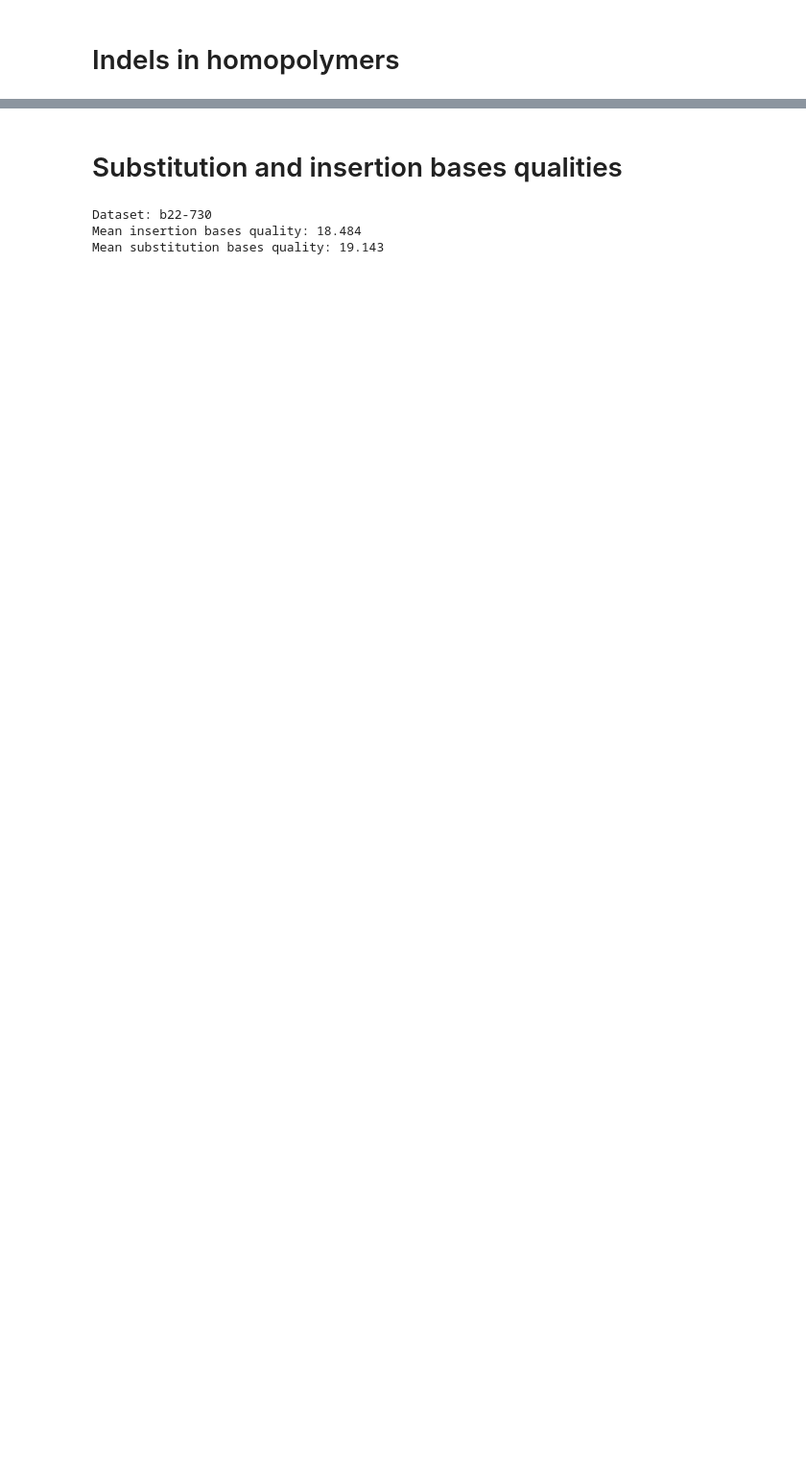
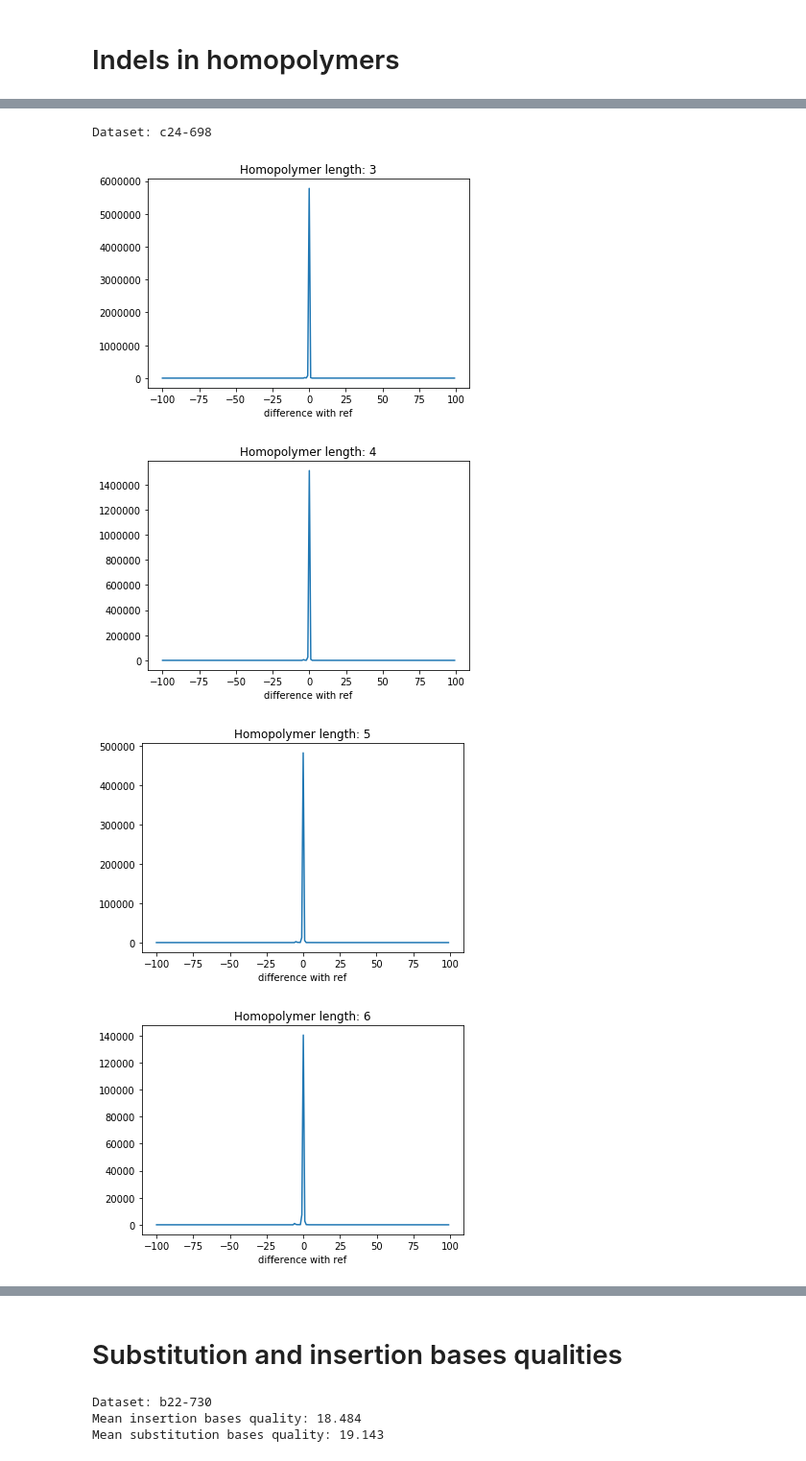
Before and after one commit to DaryaChaplygina/BioInf2018, a Jupyter notebook: NGS/HW2/hw2.ipynb, the cells around one changed output, grey strips where cells are left out. Shown at 96% size. Drawn from its saved outputs; the diff is of its cells as text; code cells hidden in the pictures; blank space fills up the shorter version.

```diff
--- a/NGS/HW2/hw2.ipynb
+++ b/NGS/HW2/hw2.ipynb
@@ -501,0 +563,8 @@ def find_homopolymer_pos(ref_file, n):
+# %%
+homopolymer_indelspolymer_indelsopolymer_indels('iontorrent/c24_aln.bam', 'c24-698')
+# %% [output]
+Dataset: c24-698
+[figure, added]
+[figure, added]
+[figure, added]
+[figure, added]
```
Also changed, not shown: parts of 4 cells of this notebook.
